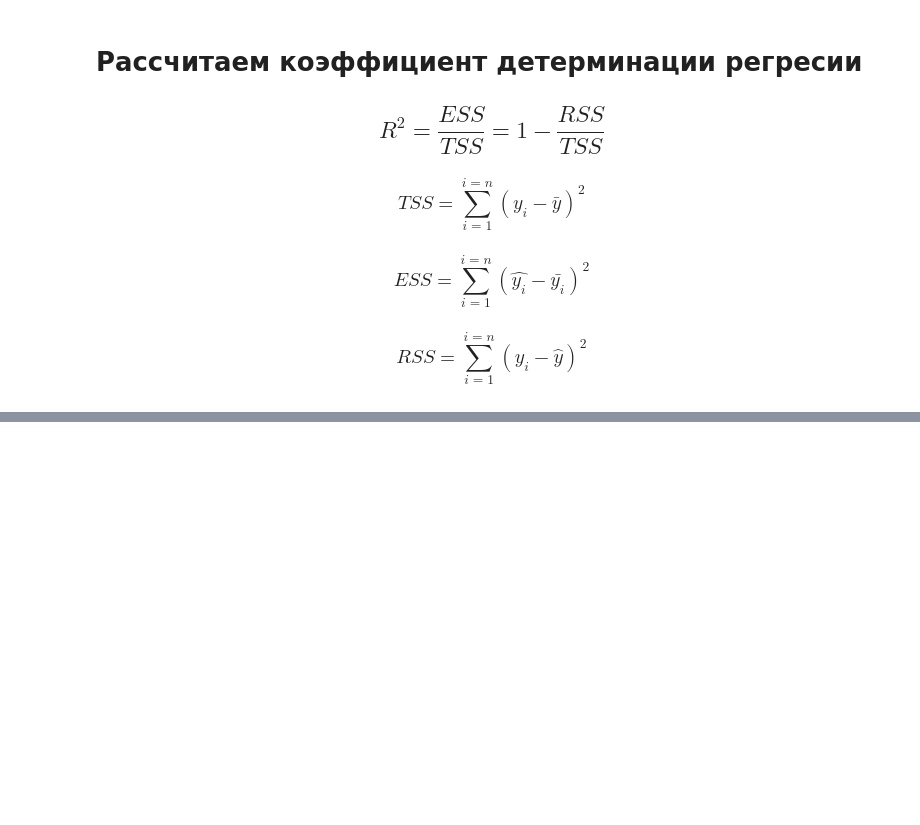
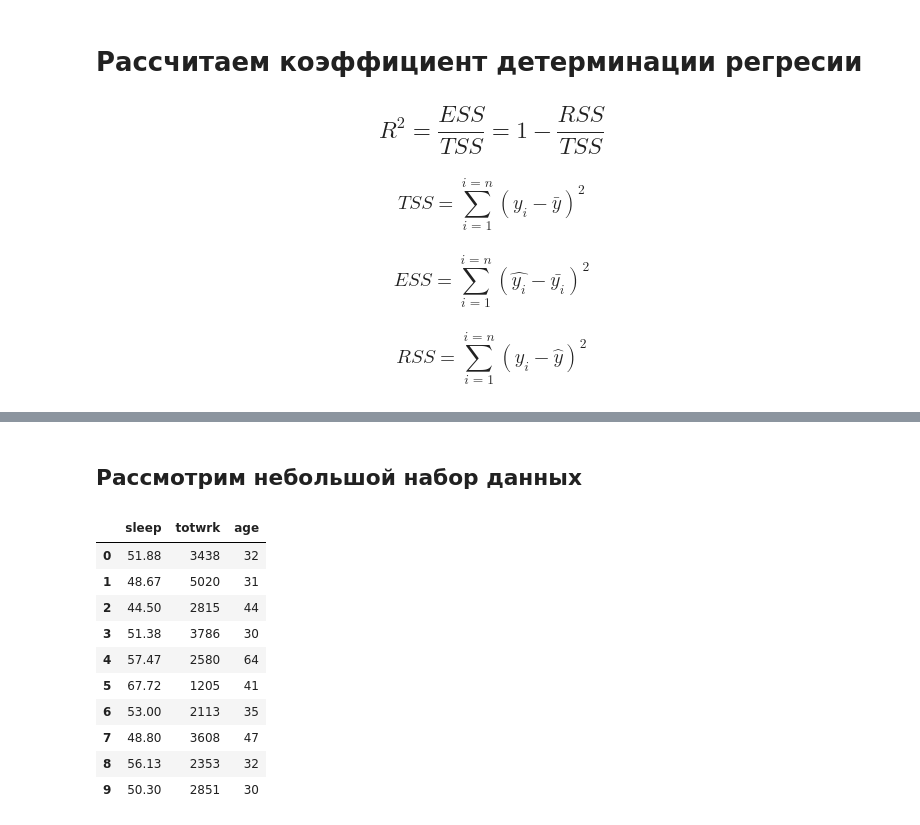
Before and after one commit to artamonoff/econometrica-spring23, a Jupyter notebook: python-notebooks/OLS.ipynb, the cells around one changed output, grey strips where cells are left out. Cells and saved outputs as stored; diff of their text form; code cells hidden in the pictures; blank space fills up the shorter version.

```diff
--- a/python-notebooks/OLS.ipynb
+++ b/python-notebooks/OLS.ipynb
@@ -98,0 +95,31 @@ R2det
+# %%
+data_string = ''' sleep/60 totwrk age y.hat
+51.88     3438  32  51.00
+48.67     5020  31  44.43
+44.50     2815  44  53.72
+51.38     3786  30  49.53
+57.47     2580  64  54.92
+67.72     1205  41  60.36
+53        2113  35  56.53
+48.80     3608  47  50.46
+56.13     2353  32  55.50
+50.30     2851  30  53.41'''
+df = pd.read_csv(io.StringIO(data_string), sep='\s+')
+df.drop(columns='y.hat', inplace=True)
+df.rename(columns={'sleep/60':'sleep'},inplace=True)
+# %% [markdown]
+## Рассмотрим небольшой набор данных
+# %%
+df
+# %% [output]
+|  | sleep | totwrk | age |
+| 0 | 51.88 | 3438 | 32 |
+| 1 | 48.67 | 5020 | 31 |
+| 2 | 44.50 | 2815 | 44 |
+| 3 | 51.38 | 3786 | 30 |
+| 4 | 57.47 | 2580 | 64 |
+| 5 | 67.72 | 1205 | 41 |
+| 6 | 53.00 | 2113 | 35 |
+| 7 | 48.80 | 3608 | 47 |
+| 8 | 56.13 | 2353 | 32 |
+| 9 | 50.30 | 2851 | 30 |
```
Also changed, not shown: parts of 17 cells of this notebook.
